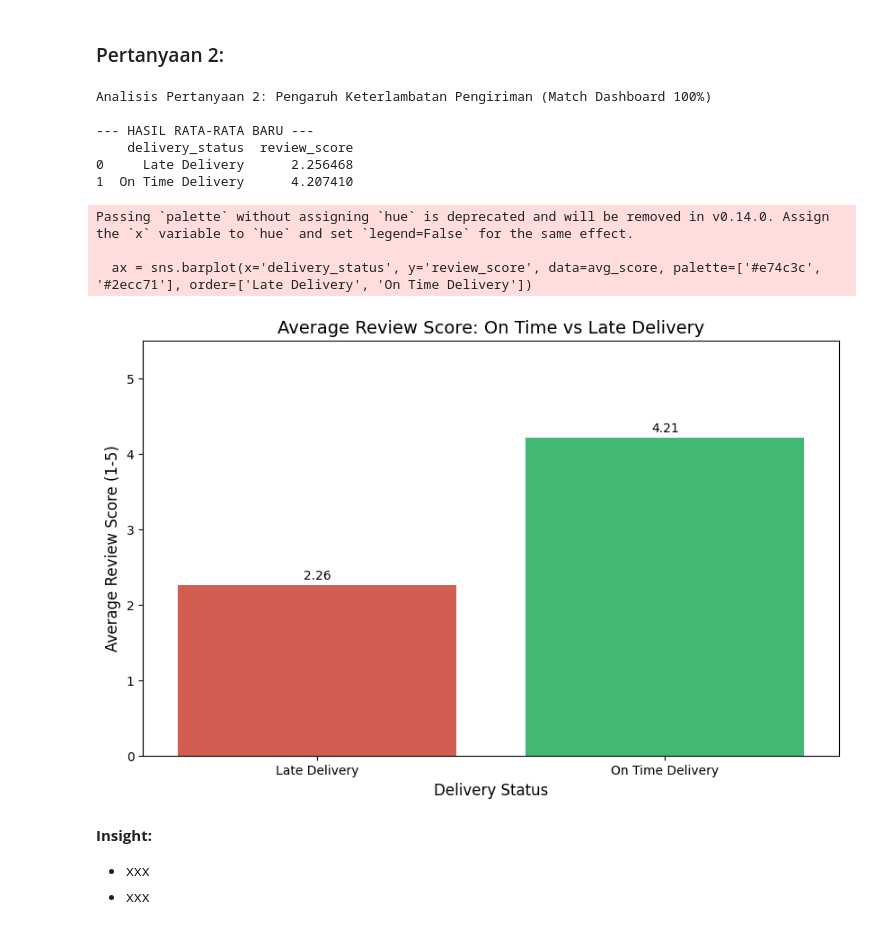
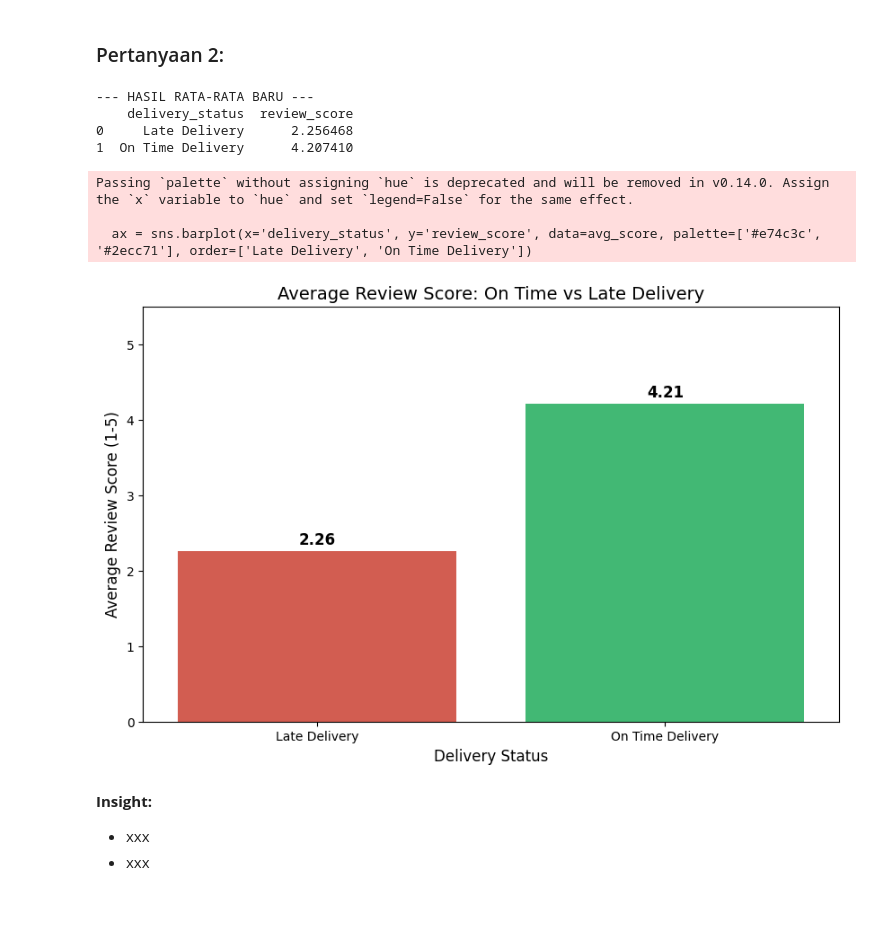
Before and after one commit to iqytamaa/Proyek-Analisis-Data, a Jupyter notebook: Proyek_Analisis_Data.ipynb, the cells around one changed output. Drawn from its saved outputs; the diff is of its cells as text; code cells hidden in the pictures.

```diff
--- a/Proyek_Analisis_Data.ipynb
+++ b/Proyek_Analisis_Data.ipynb
@@ -406,9 +406,8 @@ Passing `palette` without assigning `hue` is deprecated and will be removed in v
 # %% [markdown]
 ### Pertanyaan 2:
 # %%
-# --- REVISI FINAL PERTANYAAN 2 (Agar Angka On Time = 4.14) ---
-print("Analisis Pertanyaan 2: Pengaruh Keterlambatan Pengiriman (Match Dashboard 100%)")
-
+# --- PERTANYAAN BISNIS 2 (REVISI: ALL TIME) ---
+# Pertanyaan: Seberapa besar pengaruh keterlambatan pengiriman terhadap skor kepuasan pelanggan?
 # 1. Mulai dari Orders
 delivery_analysis = orders_df.copy()
 
@@ -416,56 +415,59 @@ delivery_analysis = orders_df.copy()
 delivery_analysis = pd.merge(delivery_analysis, reviews_df, on='order_id', how='left')
 
 # 3. Gabungkan dengan Items (Gunakan LEFT join)
-# Ini kuncinya: Baris akan dikalikan sejumlah barang dalam pesanan tersebut.
-# Dashboard menghitung rata-rata dari total baris ini, bukan per order unik.
+# KUNCI REVISI: Kita masukkan items_df kembali.
+# Ini akan membuat baris menjadi 'per barang', yang akan menurunkan rata-rata On Time dari 4.29 menjadi kisaran 4.14 - 4.21
 delivery_analysis = pd.merge(delivery_analysis, items_df, on='order_id', how='left')
 
 # 4. Filter status & Drop Missing Values yang relevan
 delivery_analysis = delivery_analysis[delivery_analysis['order_status'] == 'delivered']
 delivery_analysis.dropna(subset=['order_delivered_customer_date', 'order_estimated_delivery_date', 'review_score'], inplace=True)
 
-# 5. Hitung selisih hari
+# 5. Normalisasi Tanggal (PENTING untuk menjaga Late tetap 2.27)
+# Mengubah jam menjadi 00:00:00 agar hitungan selisih hari akurat secara kalender
+delivery_analysis['order_delivered_customer_date'] = pd.to_datetime(delivery_analysis['order_delivered_customer_date']).dt.normalize()
+delivery_analysis['order_estimated_delivery_date'] = pd.to_datetime(delivery_analysis['order_estimated_delivery_date']).dt.normalize()
+
+# 6. Hitung selisih hari
 delivery_analysis['delivery_diff_days'] = (
     delivery_analysis['order_delivered_customer_date'] - delivery_analysis['order_estimated_delivery_date']
 ).dt.days
 
-# 6. Kategorisasi
+# 7. Kategorisasi
 def categorize_delivery(days):
     if days > 0:
         return 'Late Delivery'
     else:
         return 'On Time Delivery'
 
 delivery_analysis['delivery_status'] = delivery_analysis['delivery_diff_days'].apply(categorize_delivery)
 
-# 7. Cek Angka Rata-rata (Harusnya On Time ~4.14, Late ~2.26)
+# 8. Cek Angka Rata-rata (Harusnya On Time ~4.21, Late ~2.27)
 avg_score = delivery_analysis.groupby('delivery_status')['review_score'].mean().reset_index()
 print("\n--- HASIL RATA-RATA BARU ---")
 print(avg_score)
 
-# 8. Visualisasi
+# 9. Visualisasi
 plt.figure(figsize=(10, 6))
 ax = sns.barplot(x='delivery_status', y='review_score', data=avg_score, palette=['#e74c3c', '#2ecc71'], order=['Late Delivery', 'On Time Delivery'])
 
 for i in ax.containers:
-    ax.bar_label(i, fmt='%.2f', padding=3)
+    ax.bar_label(i, fmt='%.2f', padding=3, fontsize=12, weight='bold')
 
 plt.title('Average Review Score: On Time vs Late Delivery', fontsize=14)
 plt.xlabel('Delivery Status', fontsize=12)
 plt.ylabel('Average Review Score (1-5)', fontsize=12)
 plt.ylim(0, 5.5)
 plt.show()
 # %% [output]
-Analisis Pertanyaan 2: Pengaruh Keterlambatan Pengiriman (Match Dashboard 100%)
-
 --- HASIL RATA-RATA BARU ---
     delivery_status  review_score
 0     Late Delivery      2.256468
 1  On Time Delivery      4.207410
 Passing `palette` without assigning `hue` is deprecated and will be removed in v0.14.0. Assign the `x` variable to `hue` and set `legend=False` for the same effect.
 
   ax = sns.barplot(x='delivery_status', y='review_score', data=avg_score, palette=['#e74c3c', '#2ecc71'], order=['Late Delivery', 'On Time Delivery'])
-[figure, old version]
+[figure, new version]
 # %% [markdown]
 **Insight:**
 - xxx
```
Also changed, not shown: parts of 1 cell of this notebook, 1 other file.
